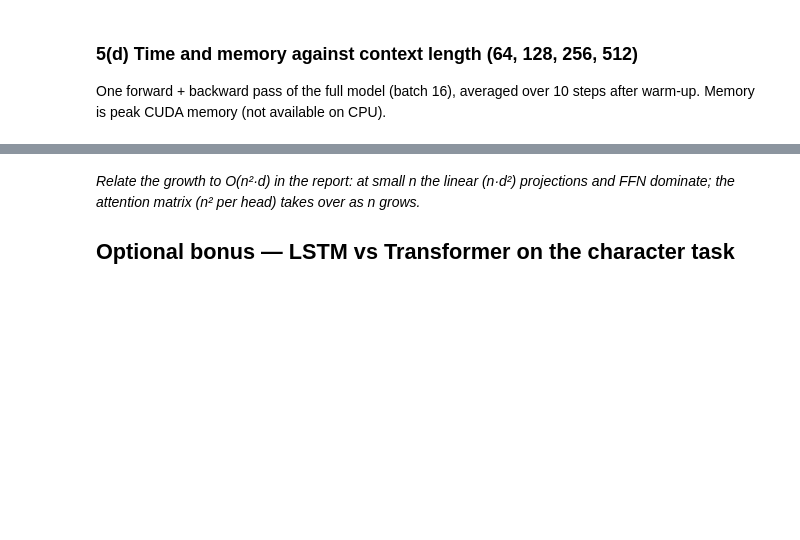
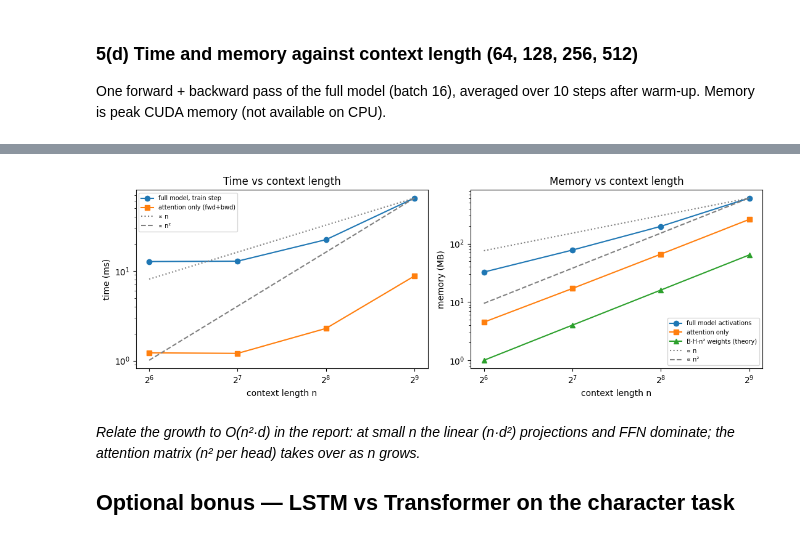
Before and after one commit to Rakshanthamidhun/DNN_Assignment, a Jupyter notebook: problem2/problem2.ipynb, the cells around one changed output, grey strips where cells are left out. Saved outputs shown, nothing was run; the diff lists cells and outputs as text; code cells hidden in the pictures; blank space fills up the shorter version.

```diff
--- a/problem2/problem2.ipynb
+++ b/problem2/problem2.ipynb
@@ -459,35 +699,68 @@ with open(f"{FIG}/nomask_sample.txt", "w", encoding="utf-8") as f: f.write(nomas
 One forward + backward pass of the full model (batch 16), averaged over 10 steps after warm-up. Memory is peak CUDA memory (not available on CPU).
 # %%
 import gc
+CTXS, B_T = [64, 128, 256, 512], 16
 rows = []
-for L in [64, 128, 256, 512]:
-    gc.collect()
-    if DEVICE.type == "cuda":      # baseline = memory already held by earlier models/tensors
-        torch.cuda.empty_cache(); torch.cuda.synchronize(); torch.cuda.reset_peak_memory_stats()
-        base_mem = torch.cuda.memory_allocated()
+for L in CTXS:
+    # (1) full model, one training step (forward + backward + Adam); weights and optimiser state are excluded
+    #     from the memory figure, so it measures what grows with context: activations and attention matrices
     set_seed(0); m = CharTransformer(ctx=L).to(DEVICE); opt = torch.optim.AdamW(m.parameters())
-    x = torch.randint(V, (16, L), device=DEVICE)
+    tok = torch.randint(V, (B_T, L), device=DEVICE)                           # (B, n)
     def step():
-        loss = F.cross_entropy(m(x).flatten(0, 1), x.flatten()); opt.zero_grad(); loss.backward(); opt.step()
-    for _ in range(3): step()
-    if DEVICE.type == "cuda": torch.cuda.synchronize()
+        loss = F.cross_entropy(m(tok).flatten(0, 1), tok.flatten()); opt.zero_grad(); loss.backward(); opt.step()
+    for _ in range(3): step()                                                  # warm-up also allocates Adam state
+    if DEVICE.type == "cuda":
+        torch.cuda.synchronize(); torch.cuda.reset_peak_memory_stats(); base = torch.cuda.memory_allocated()
     t0 = time.time()
     for _ in range(10): step()
     if DEVICE.type == "cuda": torch.cuda.synchronize()
-    rows.append({"context": L, "ms_per_step": (time.time() - t0) / 10 * 1000,
-                 "peak_MB": (torch.cuda.max_memory_allocated() - base_mem) / 2**20 if DEVICE.type == "cuda" else np.nan})
-    del m, opt, x
-scale = pd.DataFrame(rows); scale.to_csv(f"{FIG}/table_context_scaling.csv", index=False); display(scale)
+    model_ms = (time.time() - t0) / 10 * 1000
+    model_mb = (torch.cuda.max_memory_allocated() - base) / 2**20 if DEVICE.type == "cuda" else np.nan
+    del m, opt, tok, step; gc.collect()
+    if DEVICE.type == "cuda": torch.cuda.empty_cache()
 
-fig, ax = plt.subplots(1, 2, figsize=(11, 3.8))
-Ls = scale.context.values
-for a, col, lab in [(ax[0], "ms_per_step", "time per step (ms)"), (ax[1], "peak_MB", "peak memory (MB)")]:
-    y0 = scale[col].iloc[0]
-    if not np.isfinite(y0):
-        a.text(0.5, 0.5, "peak memory needs a CUDA GPU", ha="center", va="center", transform=a.transAxes); continue
-    a.plot(Ls, scale[col], "o-", label="measured")
-    if np.isfinite(y0):
-        a.plot(Ls, y0 * (Ls / Ls[0]), ":", c="gray", label="∝ n"); a.plot(Ls, y0 * (Ls / Ls[0]) ** 2, "--", c="gray", label="∝ n²")
-    a.set_xscale("log", base=2); a.set_yscale("log"); a.set_xlabel("context length n"); a.set_ylabel(lab); a.legend()
-ax[0].set_title("Time vs context"); ax[1].set_title("Memory vs context")
+    # (2) my scaled_dot_product_attention alone, one layer's worth: (B, H, n, d_k) = (16, 4, n, 32)
+    qa, ka, va = (torch.randn(B_T, HEADS, L, D_MODEL // HEADS, device=DEVICE, requires_grad=True) for _ in range(3))
+    def attn_step():
+        out, _ = scaled_dot_product_attention(qa, ka, va, torch.tril(torch.ones(L, L, dtype=torch.bool, device=DEVICE)))
+        out.sum().backward()
+    for _ in range(3): attn_step()
+    if DEVICE.type == "cuda":
+        torch.cuda.synchronize(); torch.cuda.reset_peak_memory_stats(); base = torch.cuda.memory_allocated()
+    t0 = time.time()
+    for _ in range(20): attn_step()
+    if DEVICE.type == "cuda": torch.cuda.synchronize()
+    attn_ms = (time.time() - t0) / 20 * 1000
+    attn_mb = (torch.cuda.max_memory_allocated() - base) / 2**20 if DEVICE.type == "cuda" else np.nan
+    del qa, ka, va; gc.collect()
+    if DEVICE.type == "cuda": torch.cuda.empty_cache()
+
+    rows.append({"context": L, "model_ms_per_step": model_ms, "model_activation_MB": model_mb,
+                 "attn_ms": attn_ms, "attn_MB": attn_mb,
+                 "attn_matrix_MB_theory": B_T * HEADS * L * L * 4 / 2**20})   # one float32 weight matrix per head
+scale = pd.DataFrame(rows); scale.to_csv(f"{FIG}/table_context_scaling.csv", index=False); display(scale.round(3))
+
+# growth exponent between successive contexts: 1 = linear, 2 = quadratic
+for col in ["model_ms_per_step", "model_activation_MB", "attn_ms", "attn_MB"]:
+    y = scale[col].values
+    if np.isfinite(y).all():
+        print(f"{col:22s} exponent per doubling:", np.round(np.log2(y[1:] / y[:-1]), 2))
+
+Ls = scale.context.values.astype(float)
+fig, ax = plt.subplots(1, 2, figsize=(11, 3.9))
+def refs(a, y_last):
+    a.plot(Ls, y_last * (Ls / Ls[-1]), ":", c="gray", label="∝ n"); a.plot(Ls, y_last * (Ls / Ls[-1]) ** 2, "--", c="gray", label="∝ n²")
+ax[0].plot(Ls, scale.model_ms_per_step, "o-", label="full model, train step"); ax[0].plot(Ls, scale.attn_ms, "s-", label="attention only (fwd+bwd)")
+refs(ax[0], scale.model_ms_per_step.iloc[-1]); ax[0].set_ylabel("time (ms)"); ax[0].set_title("Time vs context length")
+if np.isfinite(scale.model_activation_MB).all():
+    ax[1].plot(Ls, scale.model_activation_MB, "o-", label="full model activations"); ax[1].plot(Ls, scale.attn_MB, "s-", label="attention only")
+    ax[1].plot(Ls, scale.attn_matrix_MB_theory, "^-", label="B·H·n² weights (theory)")
+    refs(ax[1], scale.model_activation_MB.iloc[-1])
+else:
+    ax[1].plot(Ls, scale.attn_matrix_MB_theory, "^-", label="B·H·n² weights (theory)"); refs(ax[1], scale.attn_matrix_MB_theory.iloc[-1])
+    ax[1].text(0.5, 0.1, "measured memory needs a CUDA GPU", ha="center", transform=ax[1].transAxes)
+ax[1].set_ylabel("memory (MB)"); ax[1].set_title("Memory vs context length")
+for a in ax:
+    a.set_xscale("log", base=2); a.set_yscale("log"); a.set_xlabel("context length n"); a.legend(fontsize=7)
 plt.tight_layout(); plt.savefig(f"{FIG}/context_scaling.png", dpi=150); plt.show()
+# %% [output]
@@ -494,3 +776,4 @@ plt.tight_layout(); plt.savefig(f"{FIG}/context_scaling.png", dpi=150); plt.show
+[figure, added]
 # %% [markdown]
 *Relate the growth to O(n²·d) in the report: at small n the linear (n·d²) projections and FFN dominate; the attention matrix (n² per head) takes over as n grows.*
 
```
Also changed, not shown: parts of 19 cells of this notebook, 1 other file.
